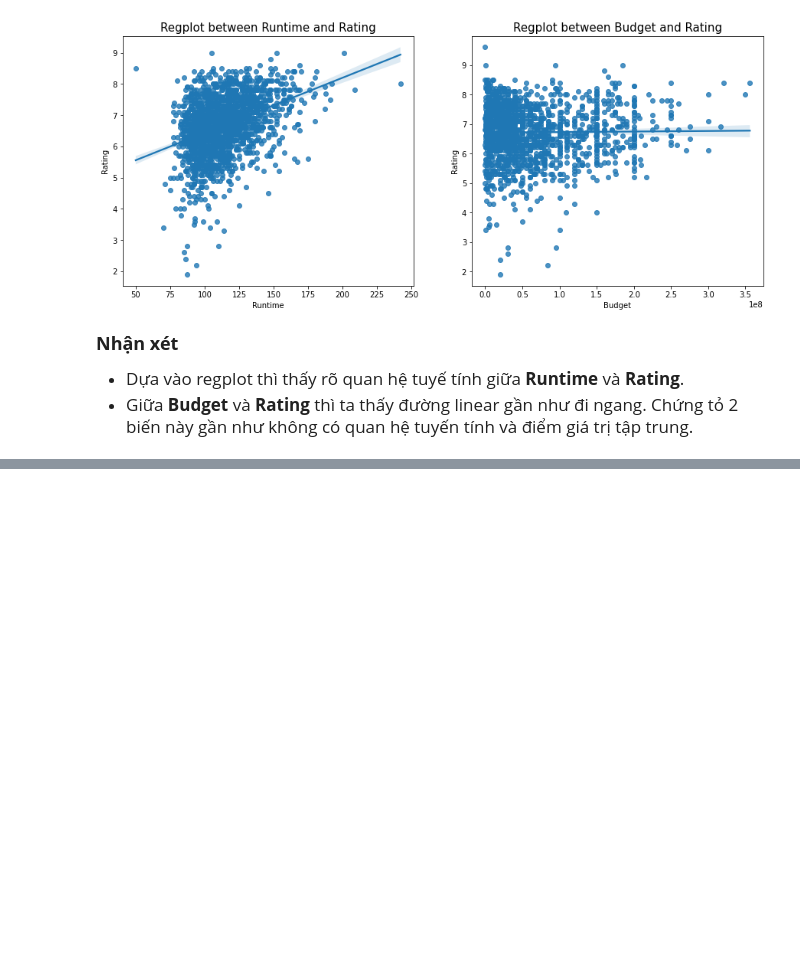
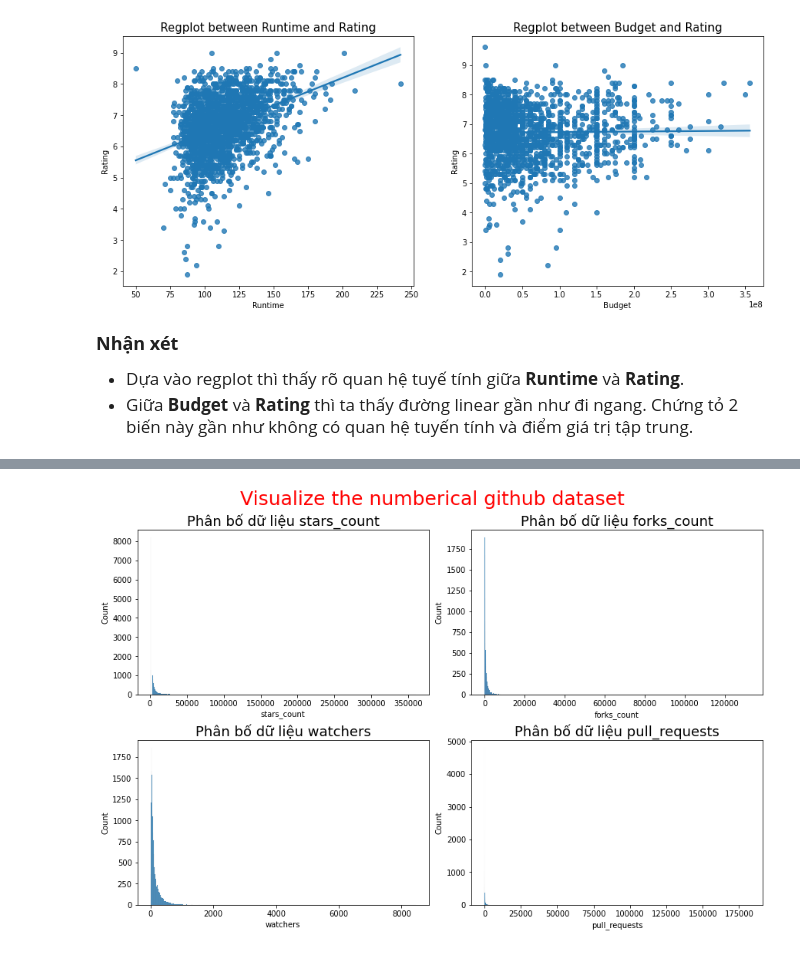
Before and after one commit to ShinNgao12/KHDL-UD, a Jupyter notebook: Lab01/Lab01.ipynb, the cells around one changed output, grey strips where cells are left out. Cells and saved outputs as stored; diff of their text form; code cells hidden in the pictures; blank space fills up the shorter version.

```diff
--- a/Lab01/Lab01.ipynb
+++ b/Lab01/Lab01.ipynb
@@ -319,0 +390,8 @@ plt.show();
+# %%
+def transform_datetime(col):
+    col = col.str.replace('T', " ")
+    col = col.str.replace('Z', "")
+    col = pd.to_datetime(col, format = '%Y-%m-%d %H:%M:%S')
+    return col
+# %%
+github_df['created_at'] = transform_datetime(github_df['created_at'])
@@ -319,0 +417,4 @@ plt.show();
+# %%
+github_df = github_df[~(github_df['primary_language'].isna()\
+                        | github_df['languages_used'].isna()\
+                        | github_df['name'].isna())]
@@ -319,0 +423,6 @@ plt.show();
+# %%
+numerical_github_df = github_df.select_dtypes('int64')
+
+numerical_github_df.aggregate([missing_ratio, pd.Series.min, lower_quantile,
+                               pd.Series.median, upper_quantile,
+                               pd.Series.mean, pd.Series.max])
@@ -319,0 +438,14 @@ plt.show();
+# %%
+plt.rcParams['figure.figsize'] = 12,8
+fig , axs = plt.subplots(2,2,constrained_layout = True)
+idx = 0
+while idx < numerical_github_df.shape[1]:
+    r , c = idx // 2, idx % 2
+    sns.histplot(x = numerical_github_df.iloc[:,idx], ax = axs[r,c])
+    axs[r,c].set_title(f'Phân bố dữ liệu {numerical_github_df.columns[idx]}', fontsize = 18)
+    idx += 1
+
+plt.suptitle('Visualize the numberical github dataset', fontsize = 25, color = 'red')
+plt.show();
+# %% [output]
+[figure, added]
```
Also changed, not shown: parts of 27 cells of this notebook, 1 other file.
